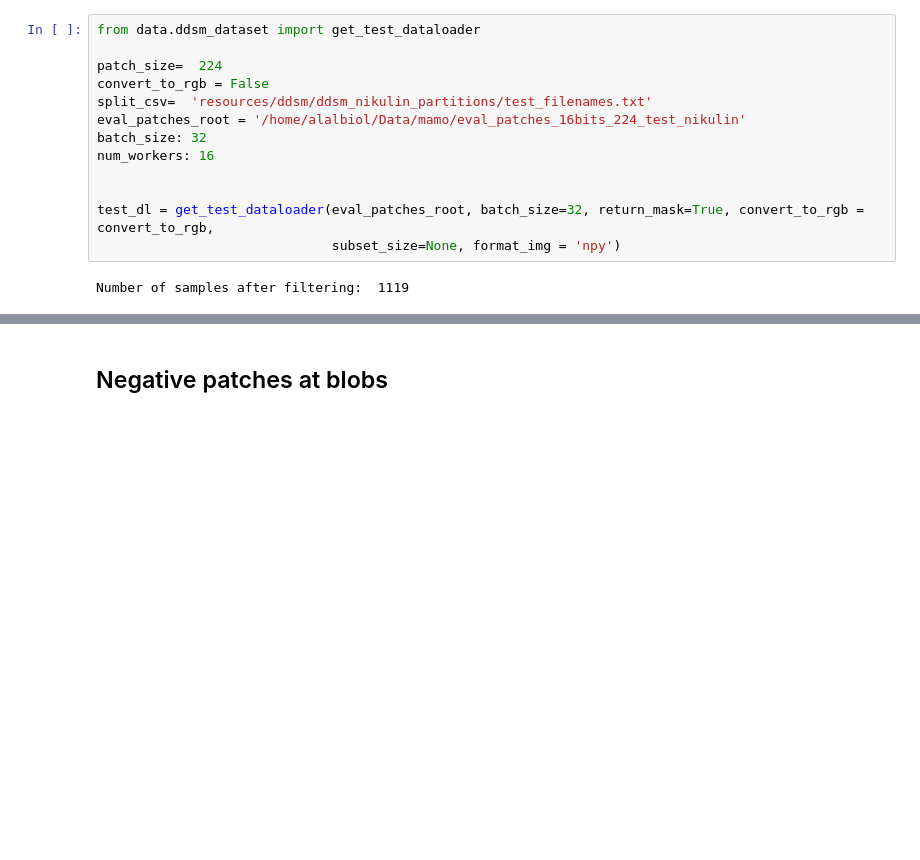
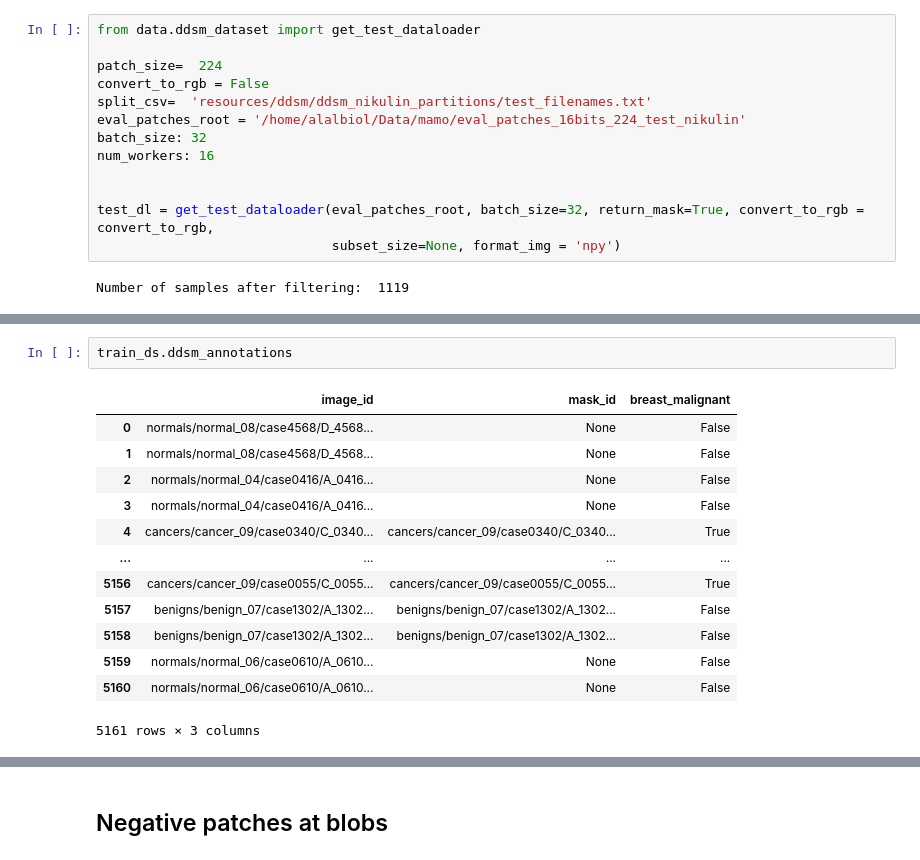
Before and after one commit to alalbiol/Mammography, a Jupyter notebook: mamo_holistic/notebooks/test_dataset.ipynb, the cells around one changed output, grey strips where cells are left out. Cells and saved outputs as stored; diff of their text form; blank space fills up the shorter version.

```diff
--- a/mamo_holistic/notebooks/test_dataset.ipynb
+++ b/mamo_holistic/notebooks/test_dataset.ipynb
@@ -182,0 +186,16 @@ show_mask_image(image_patches[0][0], mask_patches[0])
+# %%
+train_ds.ddsm_annotations
+# %% [output]
+|  | image_id | mask_id | breast_malignant |
+| 0 | normals/normal_08/case4568/D_4568... | None | False |
+| 1 | normals/normal_08/case4568/D_4568... | None | False |
+| 2 | normals/normal_04/case0416/A_0416... | None | False |
+| 3 | normals/normal_04/case0416/A_0416... | None | False |
+| 4 | cancers/cancer_09/case0340/C_0340... | cancers/cancer_09/case0340/C_0340... | True |
+| ... | ... | ... | ... |
+| 5156 | cancers/cancer_09/case0055/C_0055... | cancers/cancer_09/case0055/C_0055... | True |
+| 5157 | benigns/benign_07/case1302/A_1302... | benigns/benign_07/case1302/A_1302... | False |
+| 5158 | benigns/benign_07/case1302/A_1302... | benigns/benign_07/case1302/A_1302... | False |
+| 5159 | normals/normal_06/case0610/A_0610... | None | False |
+| 5160 | normals/normal_06/case0610/A_0610... | None | False |
+5161 rows × 3 columns
```
Also changed, not shown: parts of 13 cells of this notebook, 9 other files.
